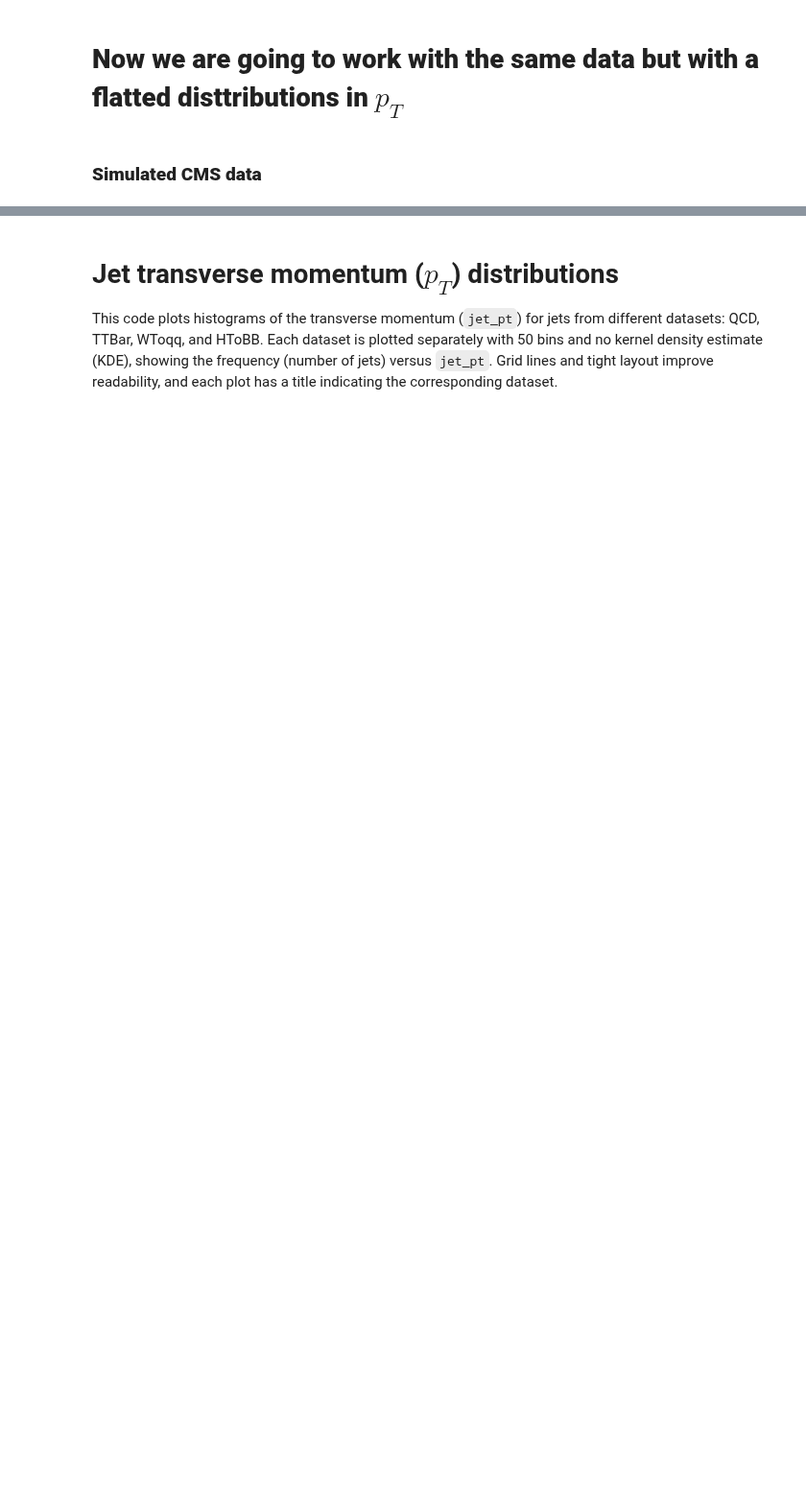
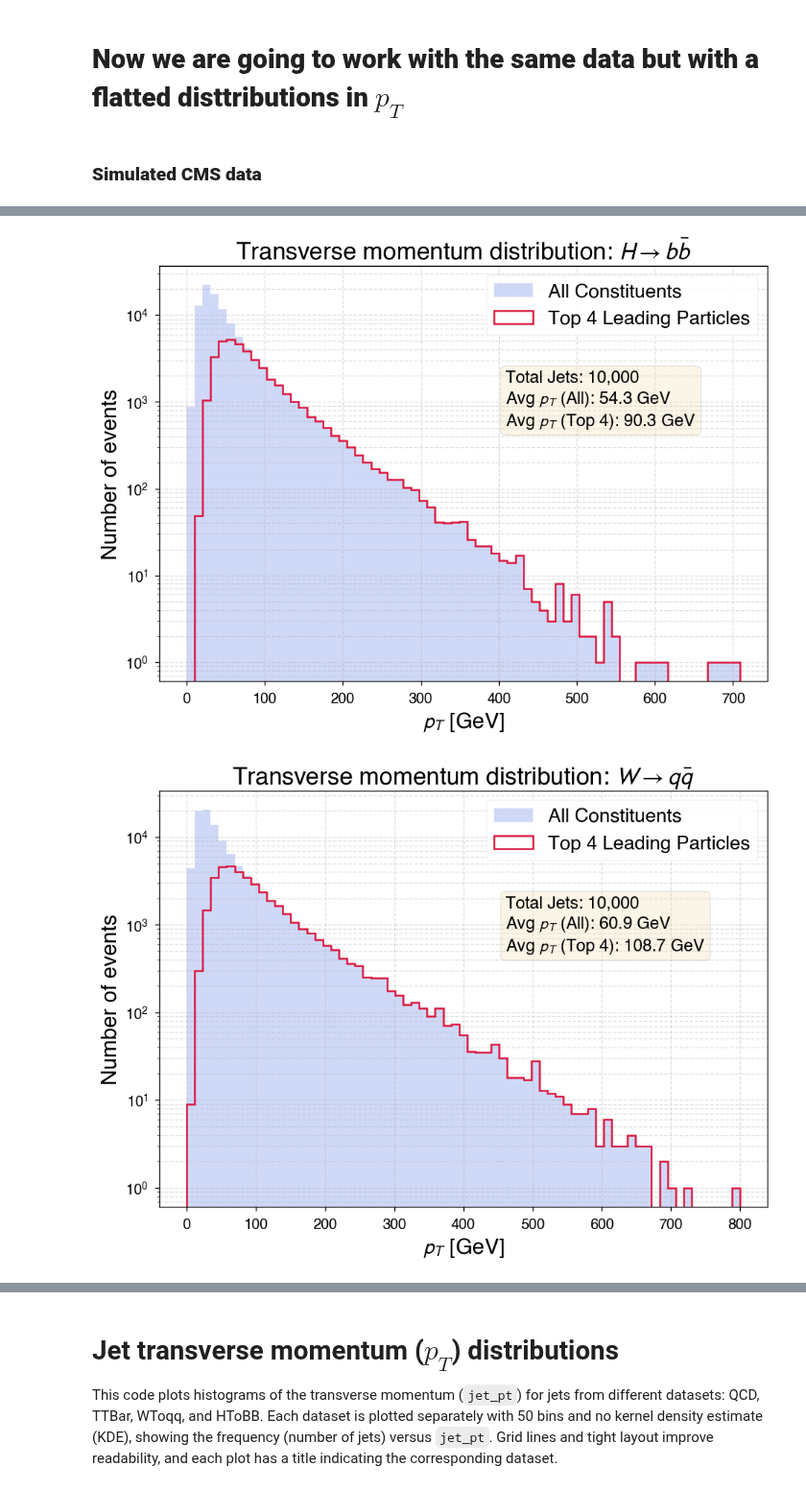
Before and after one commit to MirandaCarou/Qutrits-for-physics-at-LHC, a Jupyter notebook: Project/Qutrits-Based_Model/plot_dataset_values.ipynb, the cells around one changed output, grey strips where cells are left out. Shown at 96% size. Drawn from its saved outputs; the diff is of its cells as text; code cells hidden in the pictures; blank space fills up the shorter version.

```diff
--- a/Project/Qutrits-Based_Model/plot_dataset_values.ipynb
+++ b/Project/Qutrits-Based_Model/plot_dataset_values.ipynb
@@ -581,0 +804,72 @@ datos_QCD_simu_full = datos_QCD_simu_1 + datos_QCD_simu_2
+# %%
+import matplotlib.pyplot as plt
+import numpy as np
+import re  # Para limpiar el nombre del archivo
+
+# Set professional plotting style
+plt.rcParams.update({
+    "font.family": "sans-serif",
+    "font.sans-serif": ["Helvetica", "Arial", "DejaVu Sans"],
+    "text.usetex": False,
+    "mathtext.fontset": "stixsans",
+
+    # Aumentar el tamaño de los números en los ejes
+    "xtick.labelsize": 12,
+    "ytick.labelsize": 12,
+})
+
+def plot_constituent_comparison(data, signal_name):
+    """
+    Plots a professional comparison between all jet constituents
+    and the top 4 leading particles.
+    """
+    # Flattening data efficiently
+    all_pts = np.array([p['pt'] for jet in data for p in jet['constituents']])
+    top4_pts = np.array([p['pt'] for jet in data for p in jet['constituents'][:4]])
+
+    fig, ax = plt.subplots(figsize=(8, 6), dpi=120)
+
+    bins = np.linspace(0, max(all_pts), 70)
+
+    # Plotting All Constituents
+    ax.hist(all_pts, bins=bins, alpha=0.25, color='royalblue',
+            label='All Constituents', density=False, edgecolor='none')
+
+    # Plotting Top 4 Leading
+    ax.hist(top4_pts, bins=bins, histtype='step', lw=1.5, color='crimson',
+            label='Top 4 Leading Particles', density=False)
+
+    # Styling and Labels
+    ax.set_title(f'Transverse momentum distribution: {signal_name}', fontsize=20, fontweight='bold')
+    ax.set_xlabel(r'$p_{T}$ [GeV]', fontsize=18)
+    ax.set_ylabel('Number of events', fontsize=18)
+    ax.set_yscale('log')
+
+    ax.grid(True, which='both', linestyle='--', alpha=0.4)
+    ax.legend(frameon=True, facecolor='white', framealpha=0.9, fontsize=16)
+
+    # Add a text box with statistics
+    stats_text = (f"Total Jets: {len(data):,}\n"
+                  f"Avg $p_T$ (All): {np.mean(all_pts):.1f} GeV\n"
+                  f"Avg $p_T$ (Top 4): {np.mean(top4_pts):.1f} GeV")
+
+    props = dict(boxstyle='round', facecolor='wheat', alpha=0.3)
+    ax.text(0.57, 0.75, stats_text, transform=ax.transAxes, verticalalignment='top', bbox=props, fontsize=14)
+
+    plt.tight_layout()
+
+    # --- GUARDAR EN PDF ---
+    # Limpiamos el signal_name para que sea un nombre de archivo válido
+    filename = re.sub(r'[\\/*?:"<>| $ \bar{} \rightarrow ]', '_', signal_name).strip('_')
+    plt.savefig(f"pt_distribution_{filename}.pdf", bbox_inches='tight')
+    plt.show()
+
+# Execution
+# (Asegúrate de que tus variables de datos estén cargadas antes de llamar a las funciones)
+plot_constituent_comparison(datos_HToBB, r"$H \rightarrow b\bar{b}$")
+plot_constituent_comparison(datos_WToqq, r"$W \rightarrow q\bar{q}$")
+plot_constituent_comparison(datos_TTBar, r"$t \rightarrow bq\bar{q}$")
+plot_constituent_comparison(datos_QCD_simu_full, "QCD_Background")
+# %% [output]
+[figure, added]
+[figure, added]
```
Also changed, not shown: parts of 8 cells of this notebook, 56 other files.
